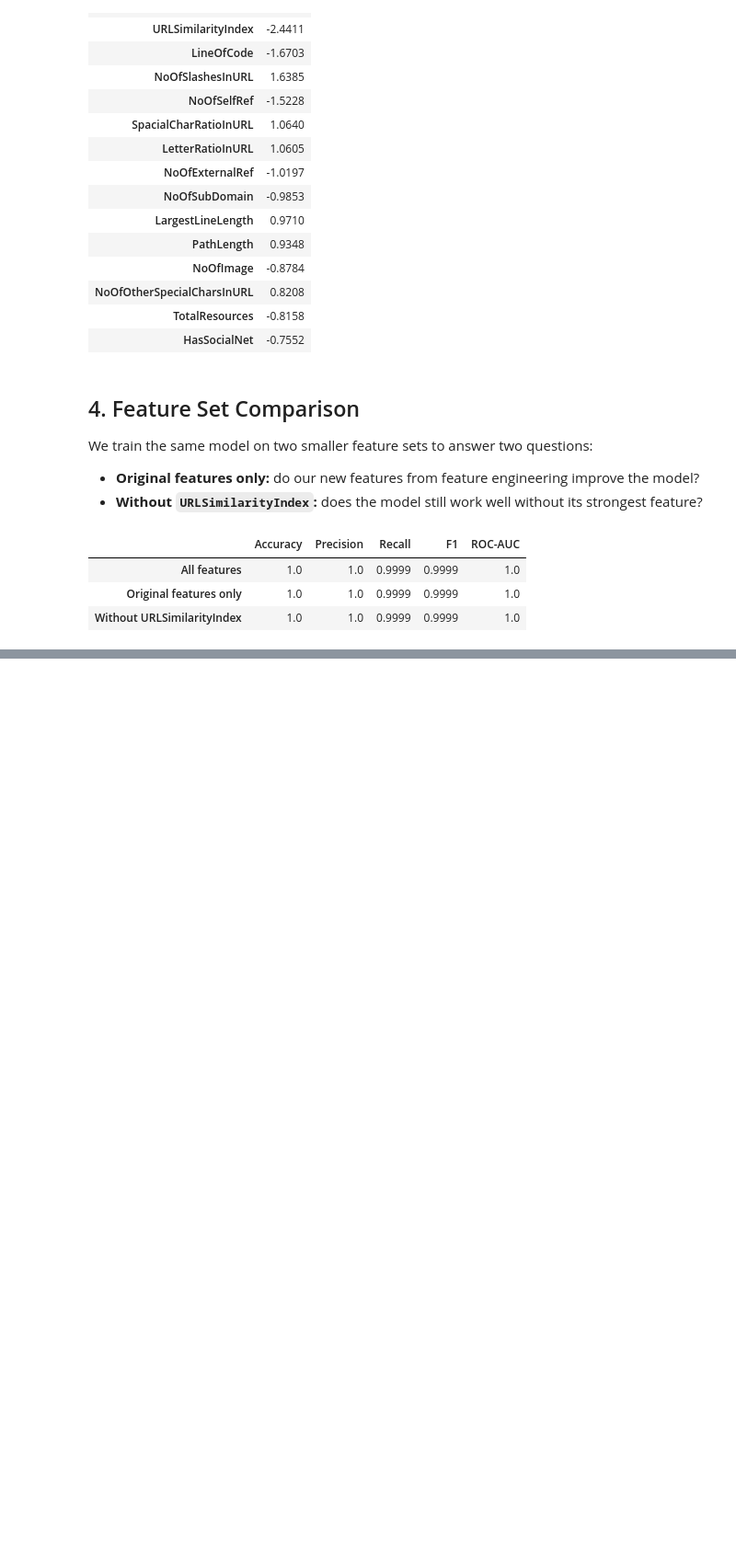
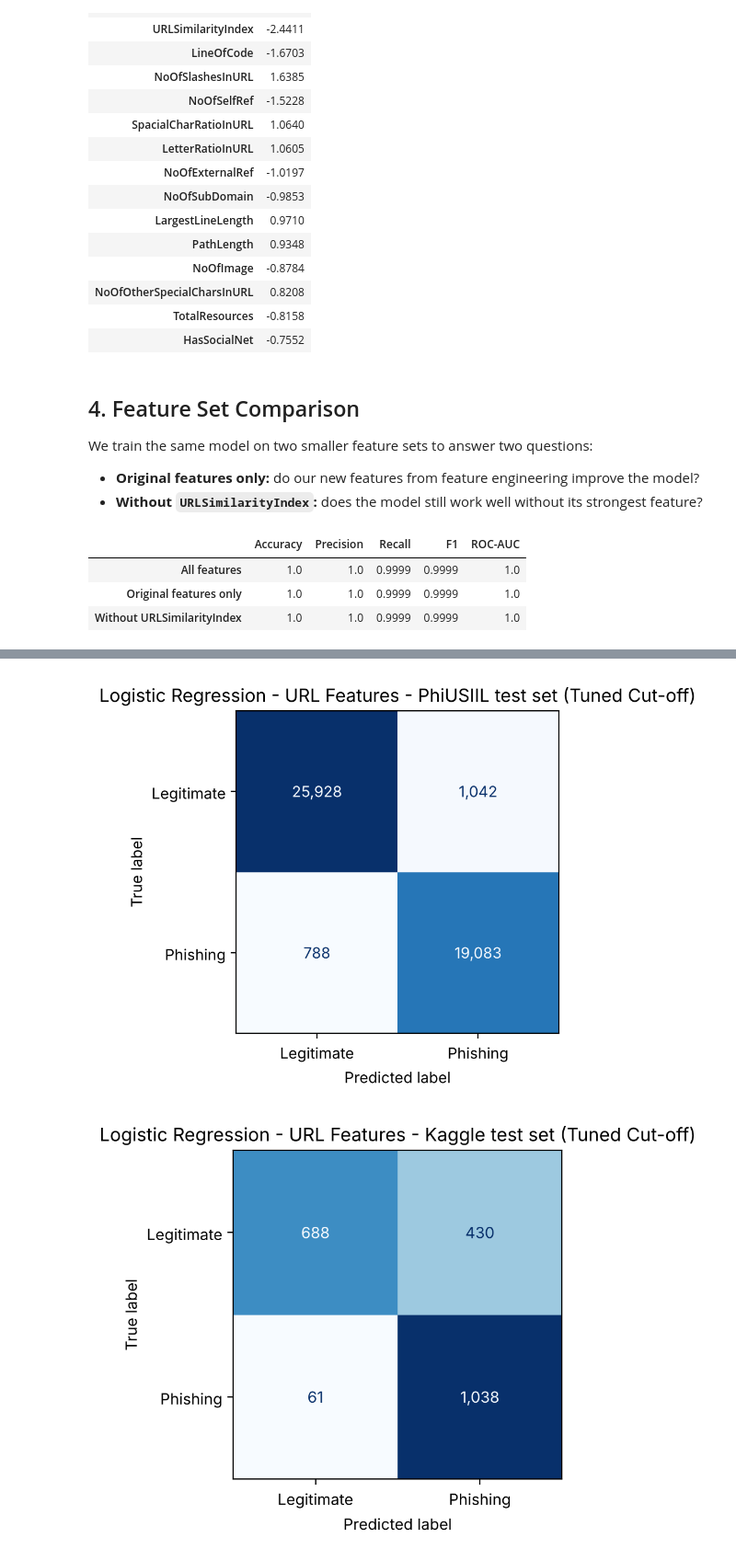
Before and after one commit to imansharinda-ux/DetectIt-ml, a Jupyter notebook: notebooks/07_logistic_regression.ipynb, the cells around one changed output, grey strips where cells are left out. Shown at 92% size. Cells and saved outputs as stored; diff of their text form; code cells hidden in the pictures; blank space fills up the shorter version.

```diff
--- a/notebooks/07_logistic_regression.ipynb
+++ b/notebooks/07_logistic_regression.ipynb
@@ -175,0 +308,5 @@ pd.DataFrame(feature_results).T.round(4)
+# %%
+cutoff_table, best_cutoff = tune_cutoff_by_source(url_best_model, X_url_train, y_url_train, url_source)
+
+print(f"Best cut-off: {best_cutoff:.2f}")
+cutoff_table.round(4)
@@ -175,0 +332,8 @@ pd.DataFrame(feature_results).T.round(4)
+# %%
+cutoff_results = {}
+for test_name, (X_url_test, y_url_test) in url_test_sets.items():
+    test_scores = get_scores(url_model, X_url_test)
+    cutoff_results[("Cut-off 0.5", test_name)] = url_results[("Trained on both datasets", test_name)]
+    cutoff_results[(f"Cut-off {best_cutoff:.2f}", test_name)] = evaluate_predictions(y_url_test, (test_scores >= best_cutoff).astype(int), test_scores)
+
+pd.DataFrame(cutoff_results).T.round(4)
@@ -175,0 +346,7 @@ pd.DataFrame(feature_results).T.round(4)
+# %%
+for test_name, (X_url_test, y_url_test) in url_test_sets.items():
+    tuned_pred = (get_scores(url_model, X_url_test) >= best_cutoff).astype(int)
+    plot_confusion_matrix(y_url_test, tuned_pred, f"{MODEL_NAME} - URL Features - {test_name} (Tuned Cut-off)")
+# %% [output]
+[figure, added]
+[figure, added]
```
Also changed, not shown: parts of 25 cells of this notebook, 7 other files.
